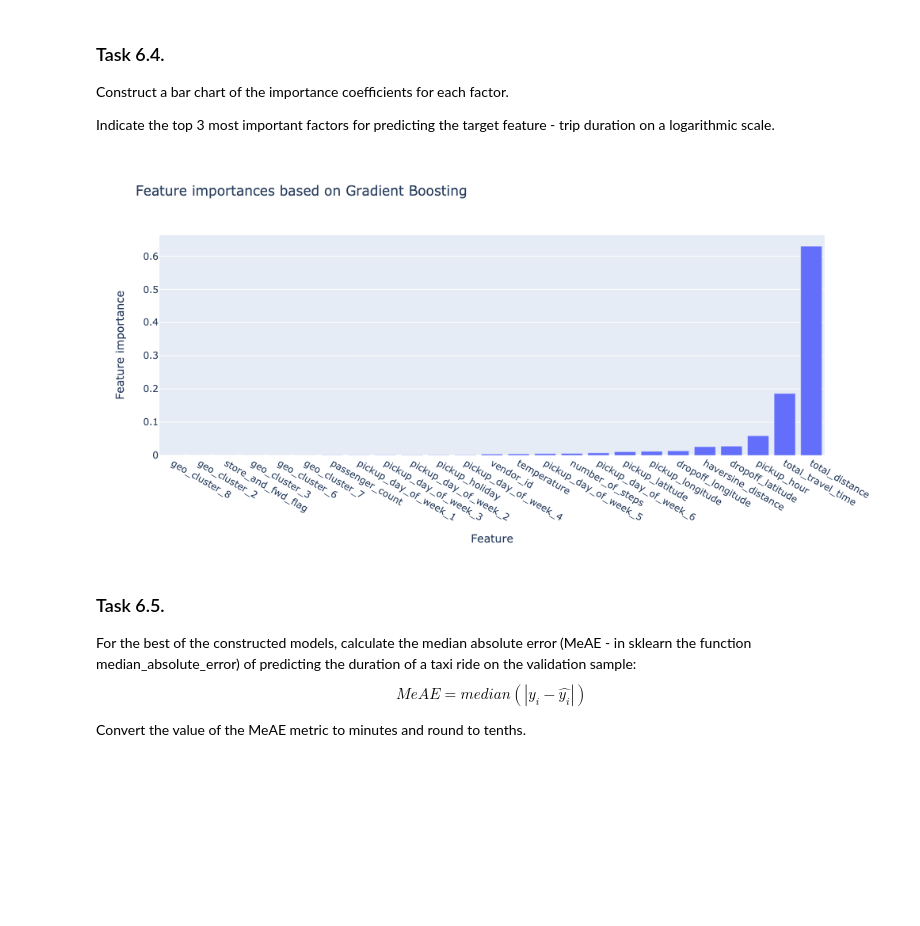
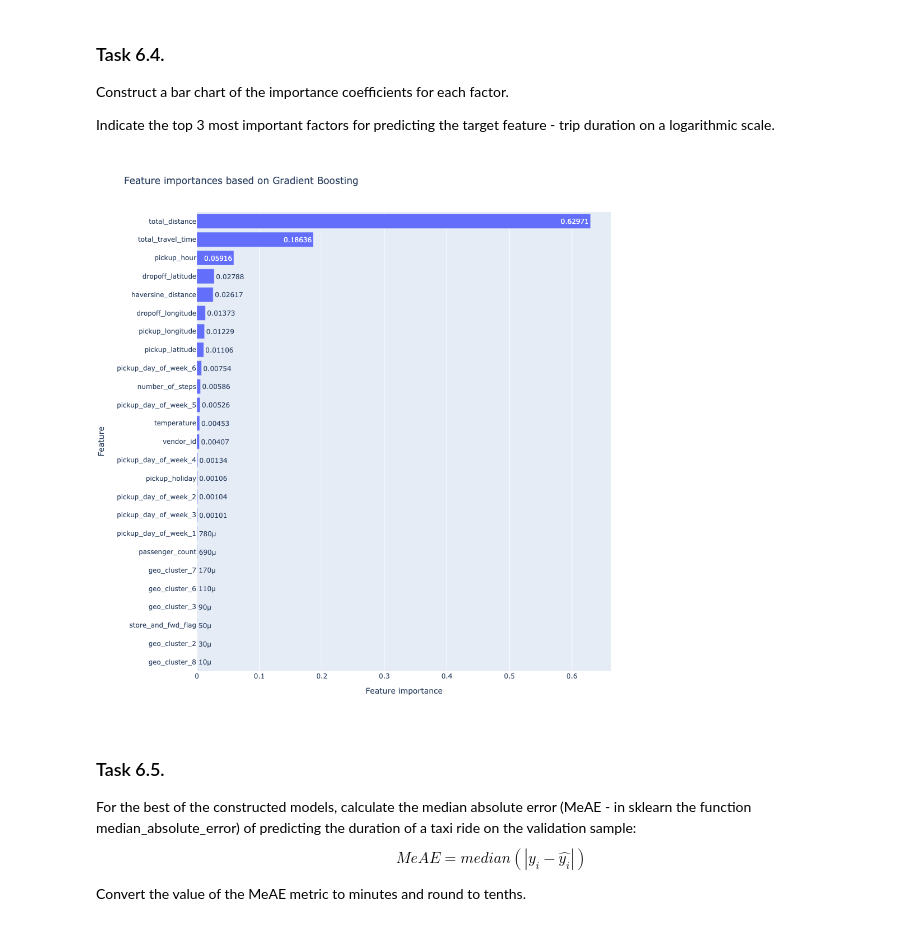
Before and after one commit to helios12/DataScienceProjects, a Jupyter notebook: projects/project-5/Project-5.Taxi_ride_duration.ipynb, the cells around one changed output. Saved outputs shown, nothing was run; the diff lists cells and outputs as text; code cells hidden in the pictures; blank space fills up the shorter version.

```diff
--- a/projects/project-5/Project-5.Taxi_ride_duration.ipynb
+++ b/projects/project-5/Project-5.Taxi_ride_duration.ipynb
@@ -935,8 +941,9 @@ Using SelectKBest, select 25 features that are best suited for predicting the ta
 # %%
 skb = feature_selection.SelectKBest(score_func=feature_selection.f_regression, k=25)
 skb.fit_transform(X_train, y_train_log)
-print('25 most relevant features:', skb.get_feature_names_out())
+best_features = list(skb.get_feature_names_out())
+print('25 most relevant features:', best_features)
 
-X_train = X_train[skb.get_feature_names_out()]
-X_valid = X_valid[skb.get_feature_names_out()]
+X_train = X_train[best_features]
+X_valid = X_valid[best_features]
 # %% [output]
@@ -1201,22 +1202,24 @@ Construct a bar chart of the importance coefficients for each factor.
 
 Indicate the top 3 most important factors for predicting the target feature - trip duration on a logarithmic scale.
 # %%
-feat_importances = pd.Series(gbr.feature_importances_, index=X_train.columns)
+feat_importances = pd.Series(gbr.feature_importances_.round(5), index=X_train.columns)
 feat_importances.sort_values(inplace=True)
 
 fig = px.bar(
     feat_importances,
     width=1000,
-    height=500,
-    title='Feature importances based on Gradient Boosting'
+    height=1000,
+    title='Feature importances based on Gradient Boosting',
+    orientation='h',
+    text_auto=True
 ).update_layout(
-    xaxis_title='Feature',
-    yaxis_title='Feature importance',
+    yaxis_title='Feature',
+    xaxis_title='Feature importance',
     showlegend=False
 )
 fig.show('png')
 # %% [output]
-[figure, old version]
+[figure, new version]
 # %% [markdown]
 ### Task 6.5.
 For the best of the constructed models, calculate the median absolute error (MeAE - in sklearn the function median_absolute_error) of predicting the duration of a taxi ride on the validation sample:
```
Also changed, not shown: parts of 23 cells of this notebook.
